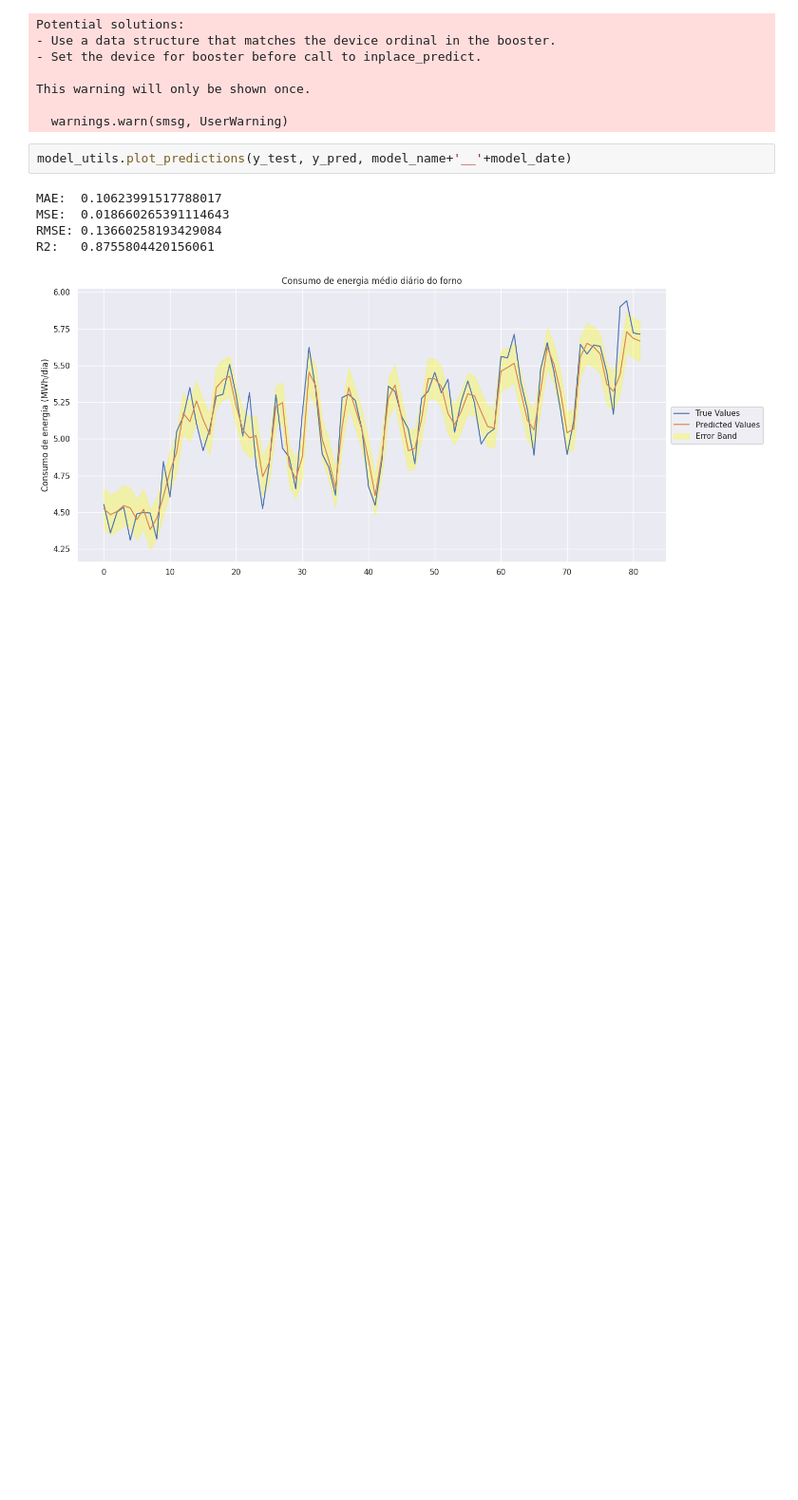
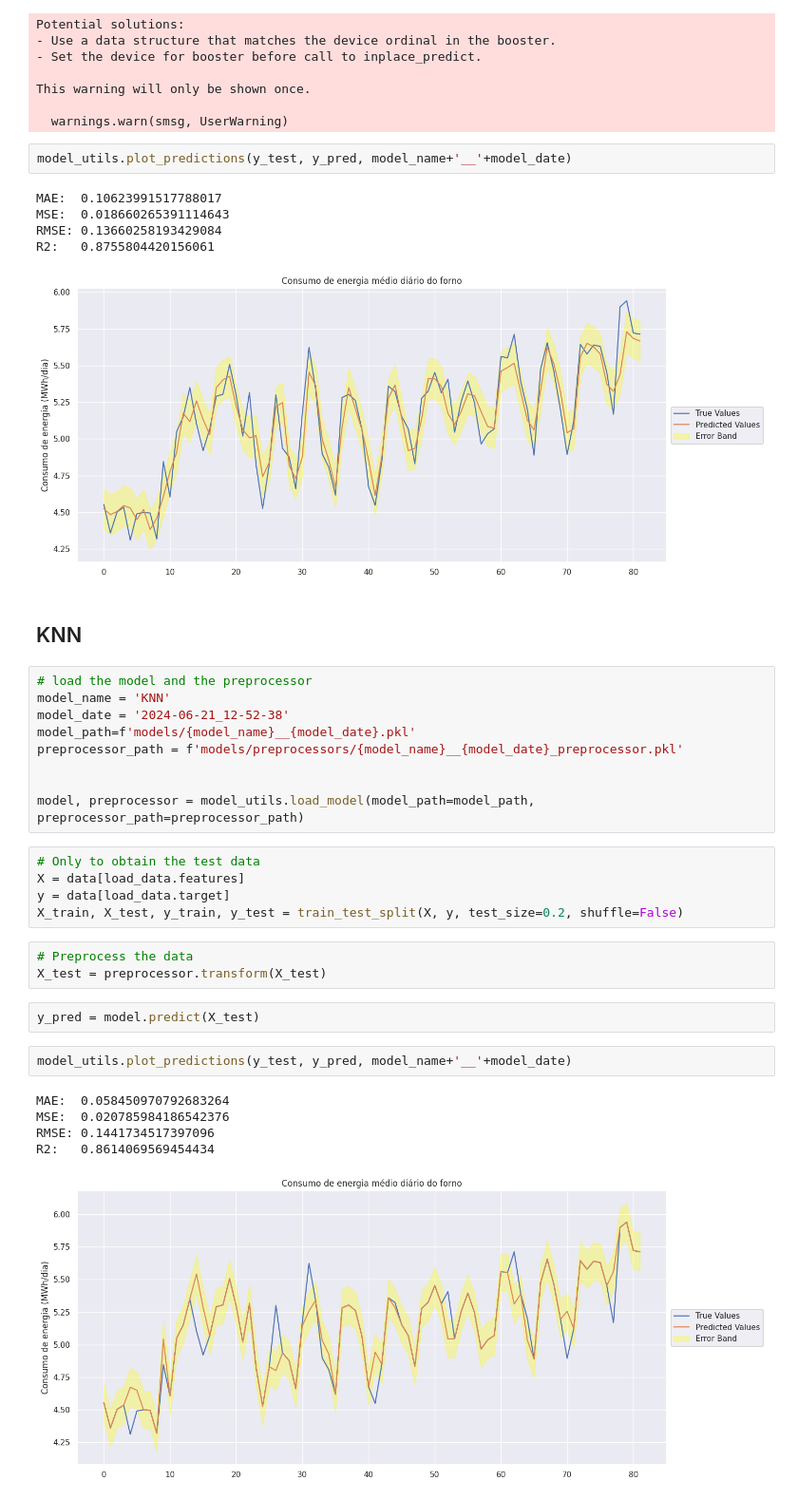
Before and after one commit to V-kr0pt/vivix_energy_consumption, a Jupyter notebook: model_prediction.ipynb, the cells around one changed output. Shown at 95% size. Saved outputs shown, nothing was run; the diff lists cells and outputs as text; blank space fills up the shorter version.

Commit message:
add: some grid searches + KNN model_prediction

```diff
--- a/model_prediction.ipynb
+++ b/model_prediction.ipynb
@@ -46,3 +48,32 @@ MSE:  0.018660265391114643
 RMSE: 0.13660258193429084
 R2:   0.8755804420156061
 [figure]
+# %% [markdown]
+## KNN
+# %%
+# load the model and the preprocessor
+model_name = 'KNN'
+model_date = '2024-06-21_12-52-38'
+model_path=f'models/{model_name}__{model_date}.pkl'
+preprocessor_path = f'models/preprocessors/{model_name}__{model_date}_preprocessor.pkl'
+
+
+model, preprocessor = model_utils.load_model(model_path=model_path, preprocessor_path=preprocessor_path)
+# %%
+# Only to obtain the test data
+X = data[load_data.features]
+y = data[load_data.target]
+X_train, X_test, y_train, y_test = train_test_split(X, y, test_size=0.2, shuffle=False)
+# %%
+# Preprocess the data
+X_test = preprocessor.transform(X_test)
+# %%
+y_pred = model.predict(X_test)
+# %%
+model_utils.plot_predictions(y_test, y_pred, model_name+'__'+model_date)
+# %% [output]
+MAE:  0.058450970792683264
+MSE:  0.020785984186542376
+RMSE: 0.1441734517397096
+R2:   0.8614069569454434
+[figure, added]
```
Also changed, not shown: parts of 3 cells of this notebook, 15 other files.
